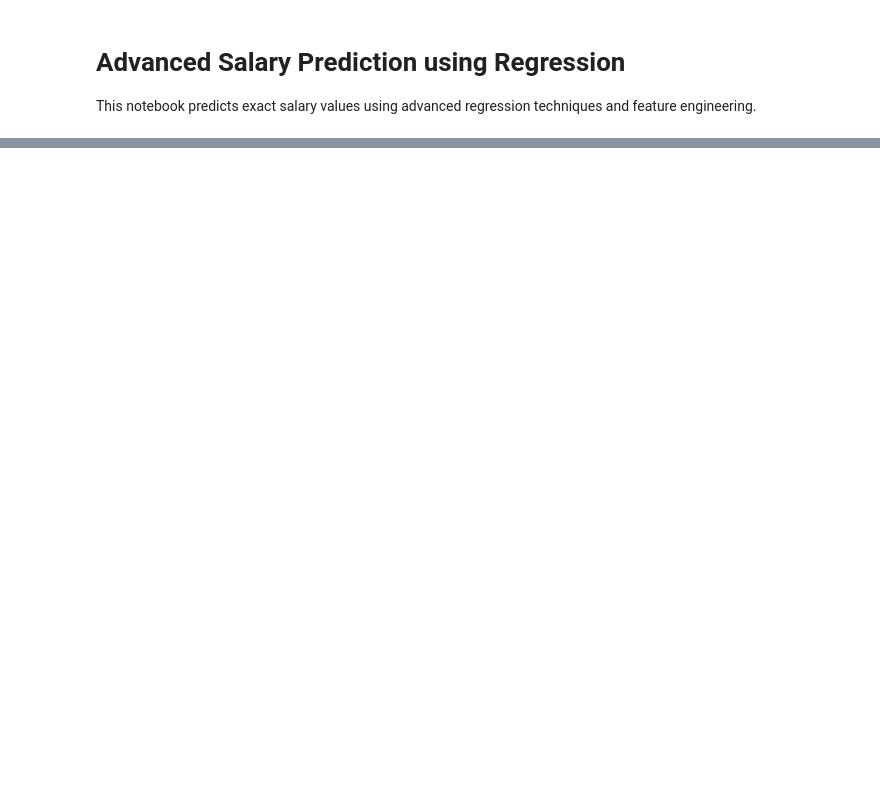
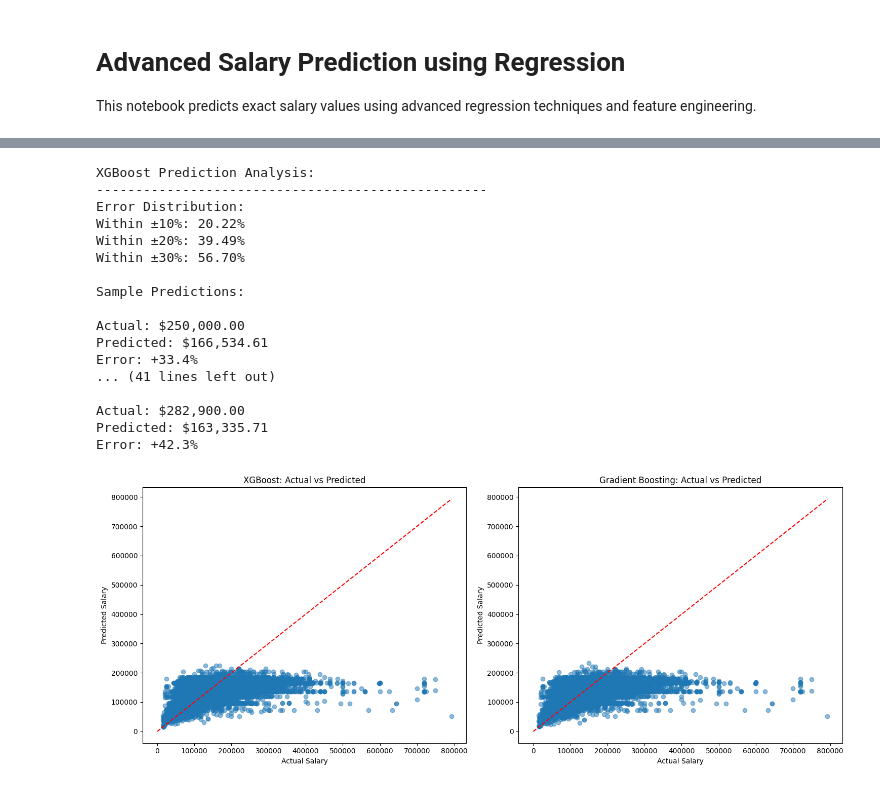
Before and after one commit to Zpicard/CIS490_Project, a Jupyter notebook: XGBoost_200AndUnder_FinalModel.ipynb, the cells around one changed output, grey strips where cells are left out. Cells and saved outputs as stored; diff of their text form; code cells hidden in the pictures; blank space fills up the shorter version.

```diff
--- a/XGBoost_200AndUnder_FinalModel.ipynb
+++ b/XGBoost_200AndUnder_FinalModel.ipynb
@@ -238,6 +267,10 @@ plt.show()
 # %%
 # Analyze predictions
 def analyze_predictions(y_true, y_pred, model_name):
+    # Ensure both are Series with the same index
+    y_true = pd.Series(y_true).reset_index(drop=True)
+    y_pred = pd.Series(y_pred).reset_index(drop=True)
+
     errors = y_true - y_pred
     percentage_errors = (errors / y_true) * 100
 
@@ -250,32 +283,52 @@ def analyze_predictions(y_true, y_pred, model_name):
     print(f"Within ±20%: {np.mean(np.abs(percentage_errors) <= 20):.2%}")
     print(f"Within ±30%: {np.mean(np.abs(percentage_errors) <= 30):.2%}")
 
     # Sample predictions
     print("\nSample Predictions:")
-    indices = np.random.choice(len(y_true), 5, replace=False)
-    for idx in indices:
+    sample_indices = np.random.choice(y_true.index, 5, replace=False)
+    for idx in sample_indices:
         print(f"\nActual: ${y_true[idx]:,.2f}")
         print(f"Predicted: ${y_pred[idx]:,.2f}")
         print(f"Error: {percentage_errors[idx]:+.1f}%")
+
 
 # Analyze both models
 analyze_predictions(np.expm1(y_test), xgb_pred, "XGBoost")
 analyze_predictions(np.expm1(y_test), gb_pred, "Gradient Boosting")
 
 # Plot actual vs predicted
 fig, (ax1, ax2) = plt.subplots(1, 2, figsize=(15, 6))
 
 ax1.scatter(np.expm1(y_test), xgb_pred, alpha=0.5)
 ax1.plot([0, np.expm1(y_test).max()], [0, np.expm1(y_test).max()], 'r--')
 ax1.set_title('XGBoost: Actual vs Predicted')
 ax1.set_xlabel('Actual Salary')
 ax1.set_ylabel('Predicted Salary')
 
 ax2.scatter(np.expm1(y_test), gb_pred, alpha=0.5)
 ax2.plot([0, np.expm1(y_test).max()], [0, np.expm1(y_test).max()], 'r--')
 ax2.set_title('Gradient Boosting: Actual vs Predicted')
 ax2.set_xlabel('Actual Salary')
 ax2.set_ylabel('Predicted Salary')
 
 plt.tight_layout()
 plt.show()
+# %% [output]
+XGBoost Prediction Analysis:
+--------------------------------------------------
+Error Distribution:
+Within ±10%: 20.22%
+Within ±20%: 39.49%
+Within ±30%: 56.70%
+
+Sample Predictions:
+
+Actual: $250,000.00
+Predicted: $166,534.61
+Error: +33.4%
+... (41 lines left out)
+
+Actual: $282,900.00
+Predicted: $163,335.71
+Error: +42.3%
+[figure, added]
```
Also changed, not shown: parts of 7 cells of this notebook.
